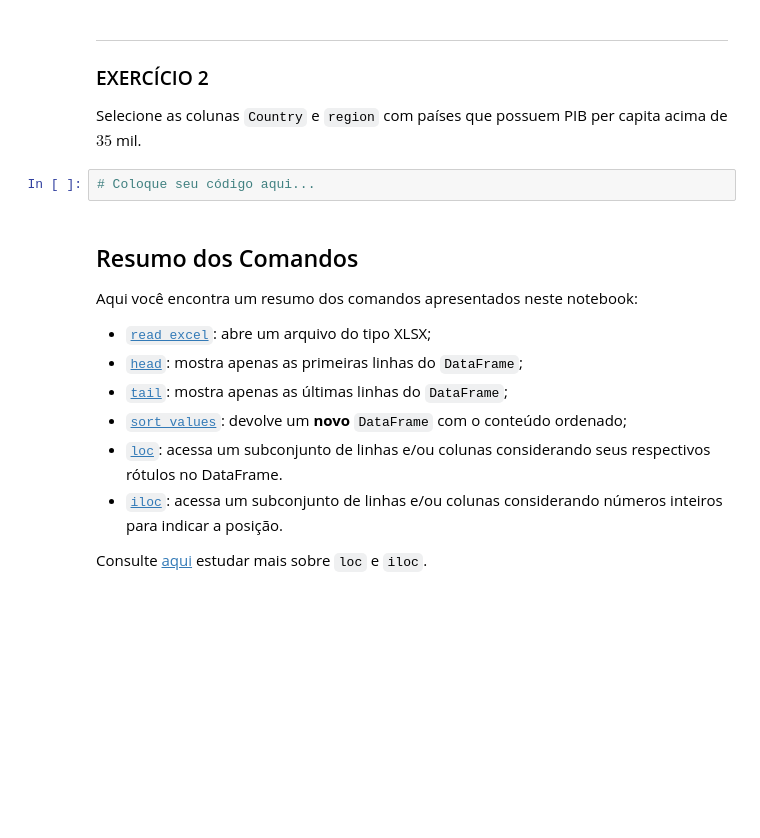
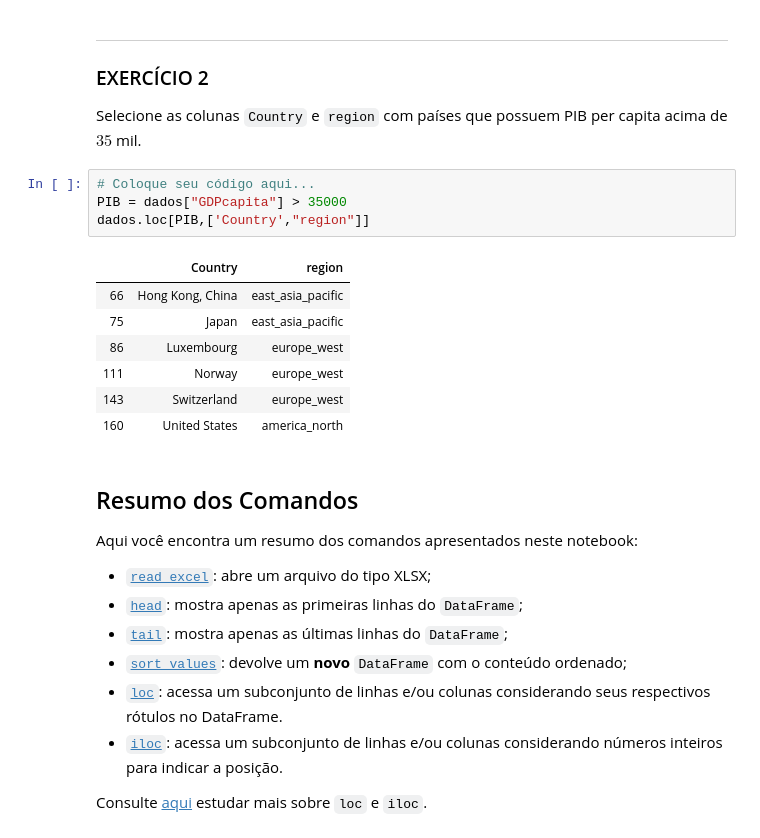
Before and after one commit to jeansilas/CD20-2, a Jupyter notebook: aula01/Aula01_Atividade_ExploratoriaManipularDF.ipynb, the cells around one changed output. Drawn from its saved outputs; the diff is of its cells as text; blank space fills up the shorter version.

```diff
--- a/aula01/Aula01_Atividade_ExploratoriaManipularDF.ipynb
+++ b/aula01/Aula01_Atividade_ExploratoriaManipularDF.ipynb
@@ -291,6 +508,16 @@ ___
 Selecione as colunas `Country` e `region` com países que possuem PIB per capita acima de $35$ mil.
 # %%
 # Coloque seu código aqui...
+PIB = dados["GDPcapita"] > 35000
+dados.loc[PIB,['Country',"region"]]
+# %% [output]
+|  | Country | region |
+| 66 | Hong Kong, China | east_asia_pacific |
+| 75 | Japan | east_asia_pacific |
+| 86 | Luxembourg | europe_west |
+| 111 | Norway | europe_west |
+| 143 | Switzerland | europe_west |
+| 160 | United States | america_north |
 # %% [markdown]
 <div id="resumo-comandos"></div>
 
```
Also changed, not shown: parts of 28 cells of this notebook, 3 other files.
